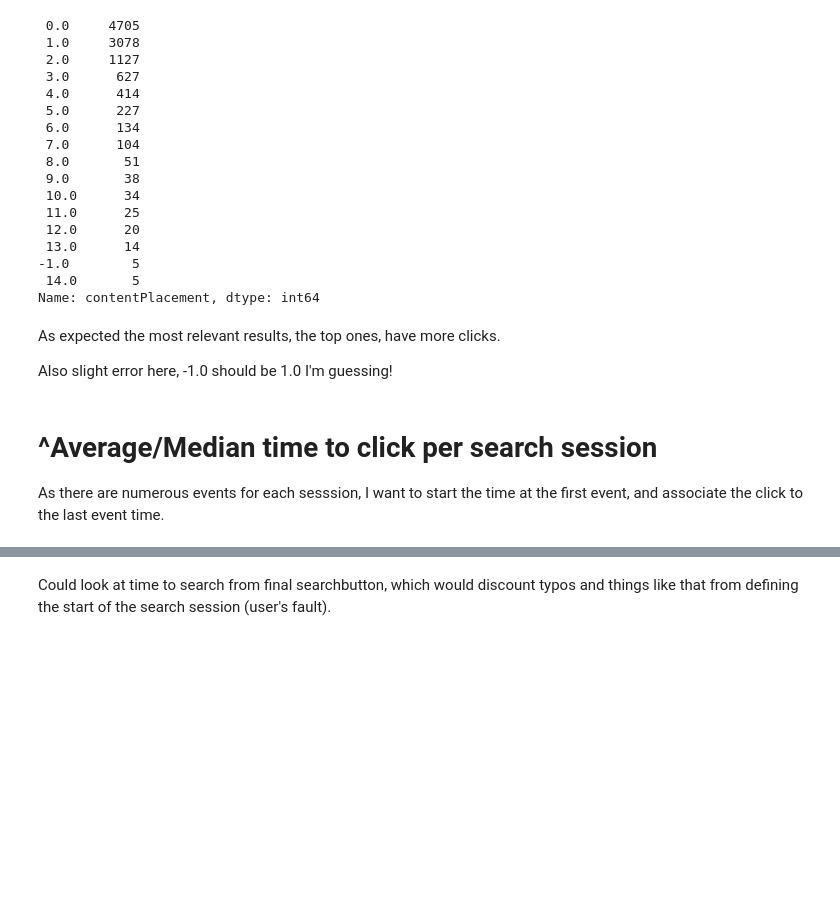
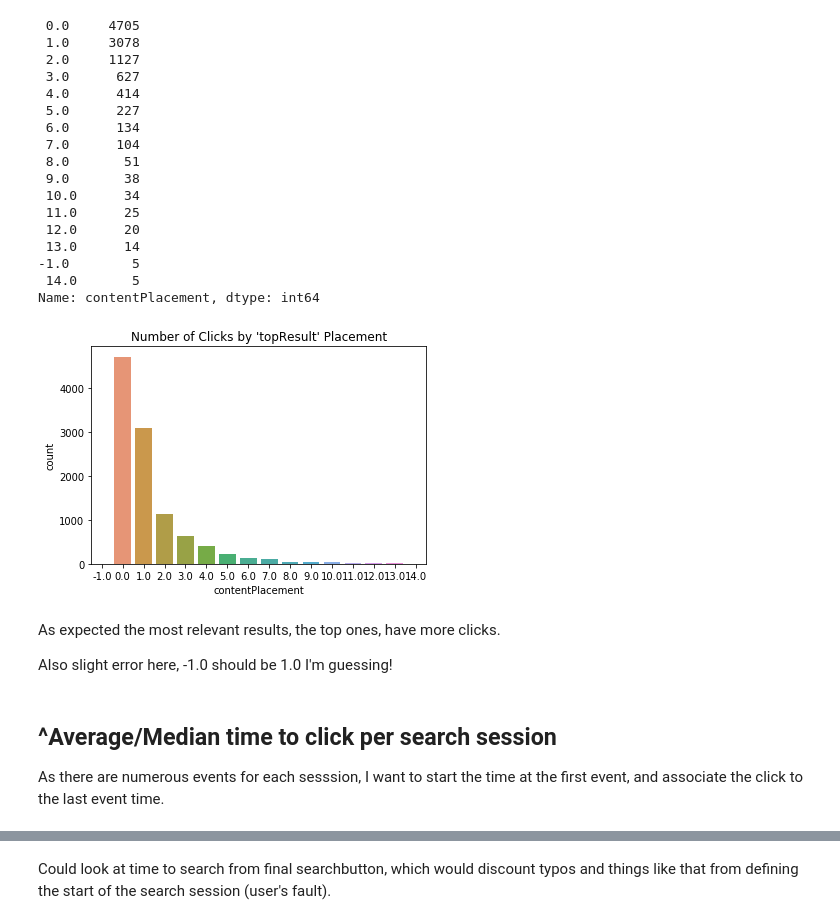
Before and after one commit to oac0de/analysis_challenge, a Jupyter notebook: tidal_data_analyst_test/tidal_data_analyst_test.ipynb, the cells around one changed output, grey strips where cells are left out. Drawn from its saved outputs; the diff is of its cells as text; code cells hidden in the pictures; blank space fills up the shorter version.

```diff
--- a/tidal_data_analyst_test/tidal_data_analyst_test.ipynb
+++ b/tidal_data_analyst_test/tidal_data_analyst_test.ipynb
@@ -619,12 +650,17 @@ click_search[click_search['moduleId'] == 'search_topresult'].contentPlacement.va
 -1.0        5
  14.0       5
 Name: contentPlacement, dtype: int64
+# %%
+sns.countplot(click_search[click_search['moduleId'] == 'search_topresult'].contentPlacement).set(title="Number of Clicks by 'topResult' Placement");
+plt.savefig("Images/clicks_by_topresult_placement.png")
+# %% [output]
+[figure, added]
 # %% [markdown]
 As expected the most relevant results, the top ones, have more clicks.
 
 Also slight error here, -1.0 should be 1.0 I'm guessing!
 # %% [markdown]
-# ^Average/Median time to click per search session
+## ^Average/Median time to click per search session
 
 As there are numerous events for each sesssion, I want to start the time at the first event, and associate the click to the last event time.
 # %%
```
Also changed, not shown: parts of 90 cells of this notebook, 14 other files.
